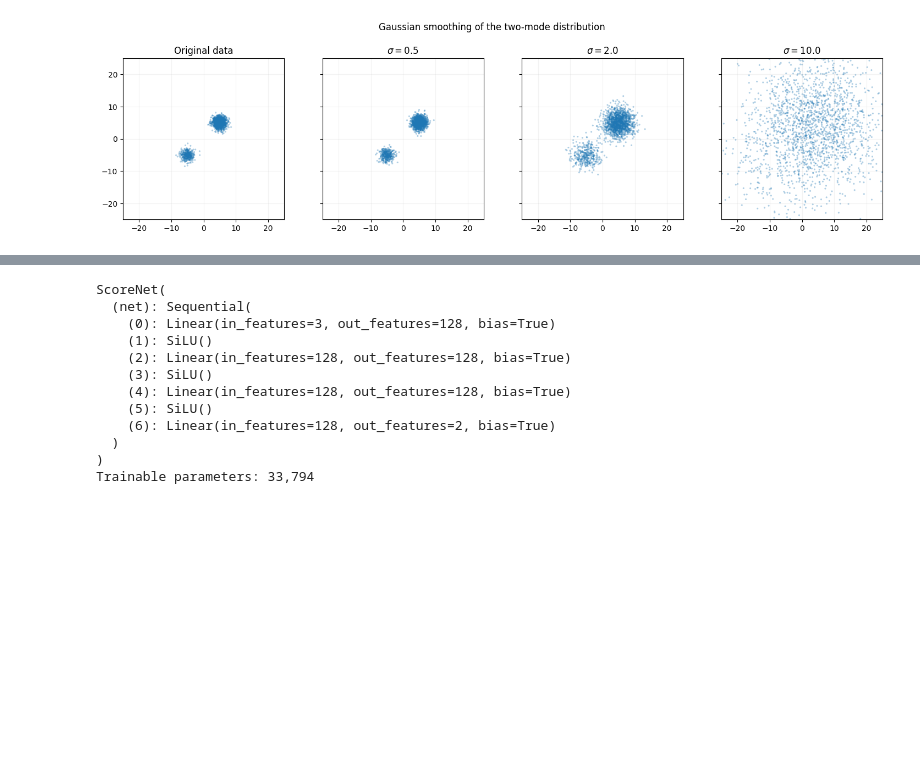
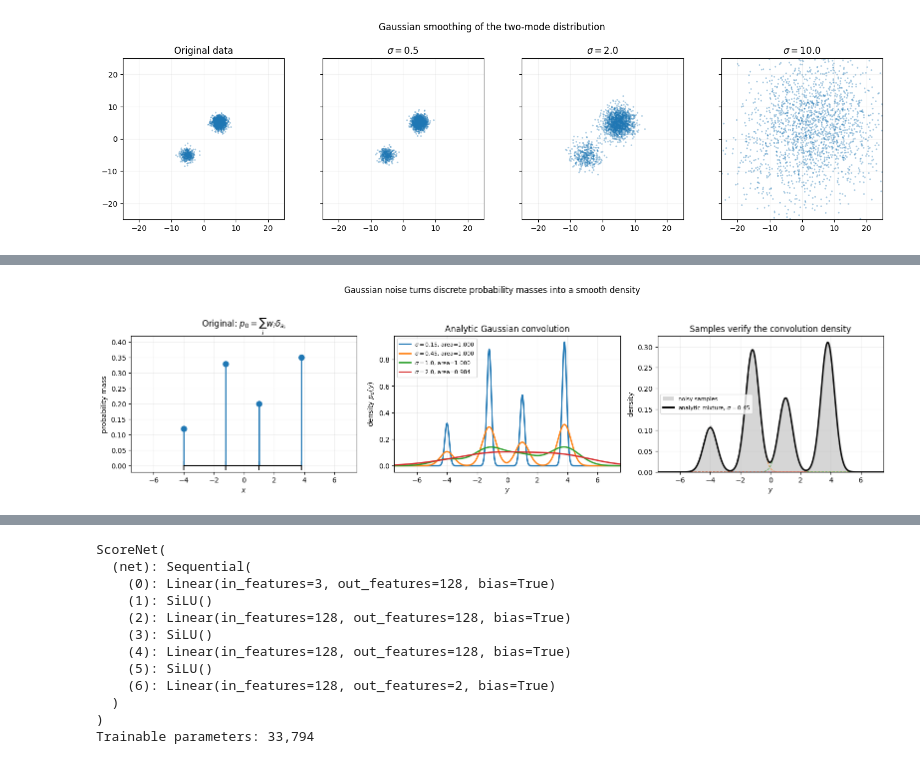
Before and after one commit to Jerry-Auto/Data_Processing, a Jupyter notebook: python/E2E/DLP/Diffuison/00_NCSN_code.ipynb, the cells around one changed output, grey strips where cells are left out. Saved outputs shown, nothing was run; the diff lists cells and outputs as text; code cells hidden in the pictures; blank space fills up the shorter version.

```diff
--- a/python/E2E/DLP/Diffuison/00_NCSN_code.ipynb
+++ b/python/E2E/DLP/Diffuison/00_NCSN_code.ipynb
@@ -162 +190,80 @@ with torch.no_grad():
+# %%
+# 一个非均匀的四点离散分布，便于同时观察位置和权重的影响。
+atom_locations = np.array([-4.0, -1.2, 1.0, 3.8])
+atom_weights = np.array([0.12, 0.33, 0.20, 0.35])
+noise_scales = [0.15, 0.45, 1.0, 2.0]
+density_grid = np.linspace(-7.5, 7.5, 2_000)
+
+
+def gaussian_convolution_density(x, locations, weights, sigma):
+    """Density of (sum_i w_i delta_{a_i}) * N(0, sigma^2)."""
+    standardized = (x[:, None] - locations[None, :]) / sigma
+    components = (
+        weights[None, :]
+        * np.exp(-0.5 * standardized**2)
+        / (np.sqrt(2 * np.pi) * sigma)
+    )
+    return components.sum(axis=1), components
+
+
+fig, axes = plt.subplots(1, 3, figsize=(16, 4.2))
+
+# 原分布是离散概率质量，用 stem 而不是连续密度曲线表示。
+markerline, stemlines, baseline = axes[0].stem(
+    atom_locations, atom_weights, basefmt="k-"
+)
+plt.setp(markerline, markersize=8)
+plt.setp(stemlines, linewidth=2)
+axes[0].scatter(atom_locations, np.zeros_like(atom_locations), marker="|", s=180, color="black")
+axes[0].set(
+    title=r"Original: $p_0=\sum_i w_i\delta_{a_i}$",
+    xlabel="$x$", ylabel="probability mass", xlim=(-7.5, 7.5), ylim=(-0.02, 0.42),
+)
+axes[0].grid(alpha=0.2)
+
+# 解析卷积密度：每条曲线的数值积分都应接近 1。
+for sigma in noise_scales:
+    density, _ = gaussian_convolution_density(
+        density_grid, atom_locations, atom_weights, sigma
+    )
+    area = np.trapezoid(density, density_grid)
+    axes[1].plot(density_grid, density, linewidth=2, label=rf"$\sigma={sigma}$, area={area:.3f}")
+axes[1].set(
+    title="Analytic Gaussian convolution",
+    xlabel="$y$", ylabel=r"density $p_\sigma(y)$", xlim=(-7.5, 7.5),
+)
+axes[1].legend(fontsize=8)
+axes[1].grid(alpha=0.2)
+
+# 用直接加噪得到的经验直方图检查解析卷积公式。
+check_sigma = 0.45
+rng = np.random.default_rng(SEED + 1)
+indices = rng.choice(len(atom_locations), size=60_000, p=atom_weights)
+noisy_samples = atom_locations[indices] + check_sigma * rng.standard_normal(len(indices))
+check_density, component_densities = gaussian_convolution_density(
+    density_grid, atom_locations, atom_weights, check_sigma
+)
+axes[2].hist(
+    noisy_samples, bins=120, range=(-7.5, 7.5), density=True,
+    alpha=0.32, color="gray", label="noisy samples",
+)
+for component in component_densities.T:
+    axes[2].plot(density_grid, component, linestyle="--", linewidth=1, alpha=0.75)
+axes[2].plot(
+    density_grid, check_density, color="black", linewidth=2.2,
+    label=rf"analytic mixture, $\sigma={check_sigma}$",
+)
+axes[2].set(
+    title="Samples verify the convolution density",
+    xlabel="$y$", ylabel="density", xlim=(-7.5, 7.5),
+)
+axes[2].legend(fontsize=8)
+axes[2].grid(alpha=0.2)
+
+fig.suptitle("Gaussian noise turns discrete probability masses into a smooth density", y=1.03)
+fig.tight_layout()
+fig.savefig(OUTPUT_DIR / "01b_discrete_dirac_convolution.png", dpi=170, bbox_inches="tight")
+plt.show()
+# %% [output]
+[figure, added]
 # %% [markdown]
```
Also changed, not shown: parts of 11 cells of this notebook, 22 other files.
